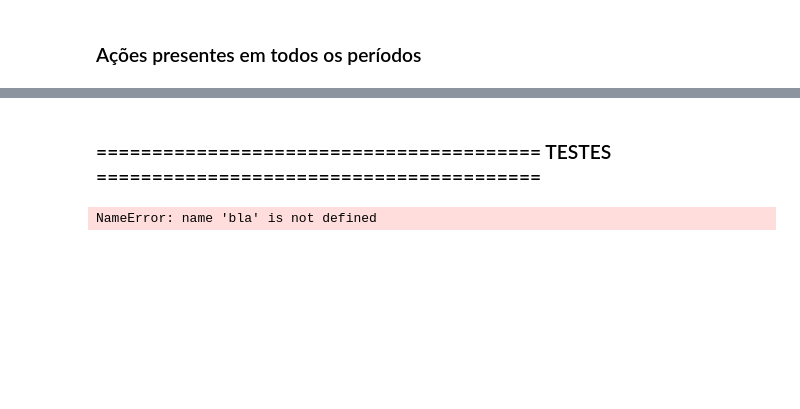
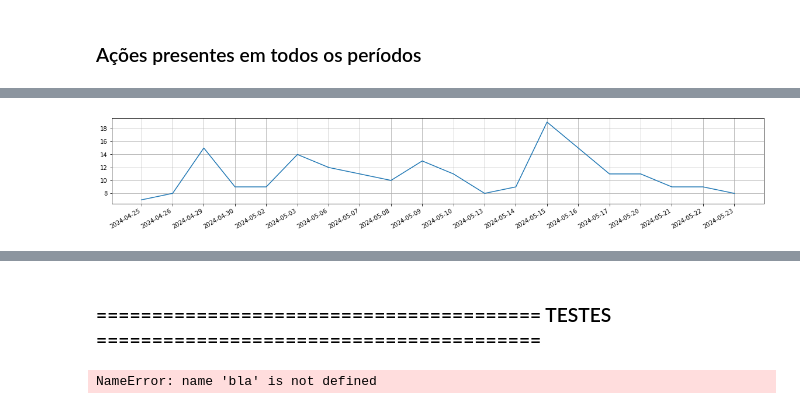
Before and after one commit to alexandre-esmeraldo/StockManager, a Jupyter notebook: StockManager_Processamento.ipynb, the cells around one changed output, grey strips where cells are left out. Cells and saved outputs as stored; diff of their text form; code cells hidden in the pictures; blank space fills up the shorter version.

```diff
--- a/StockManager_Processamento.ipynb
+++ b/StockManager_Processamento.ipynb
@@ -216,0 +273,8 @@ verifica_mudanca_vol(df, data="max")
+# %%
+fig, ax = plt.subplots(1, figsize = (20, 3))
+ax.grid()
+fig.autofmt_xdate()
+plt.plot(list(reversed(list_datas)), list(reversed(d10_count)))
+plt.show()
+# %% [output]
+[figure, added]
```
Also changed, not shown: parts of 20 cells of this notebook.
